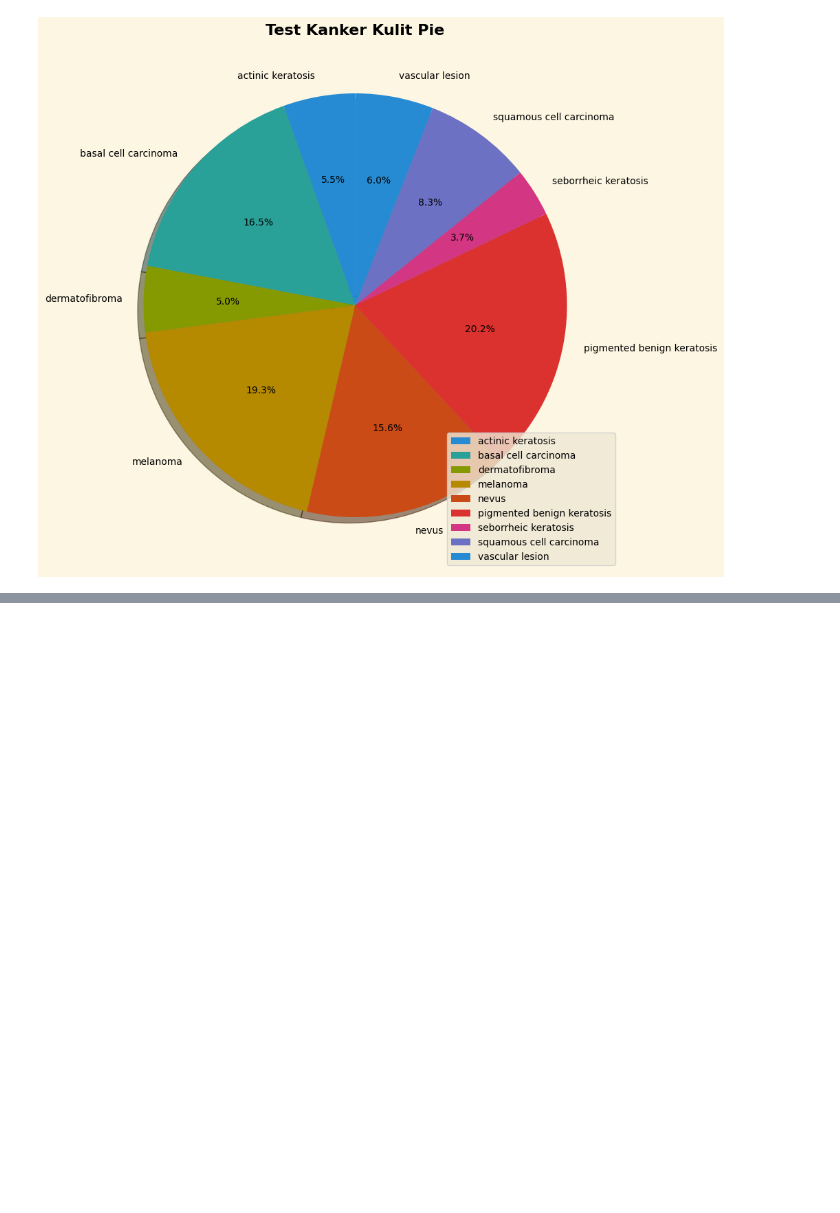
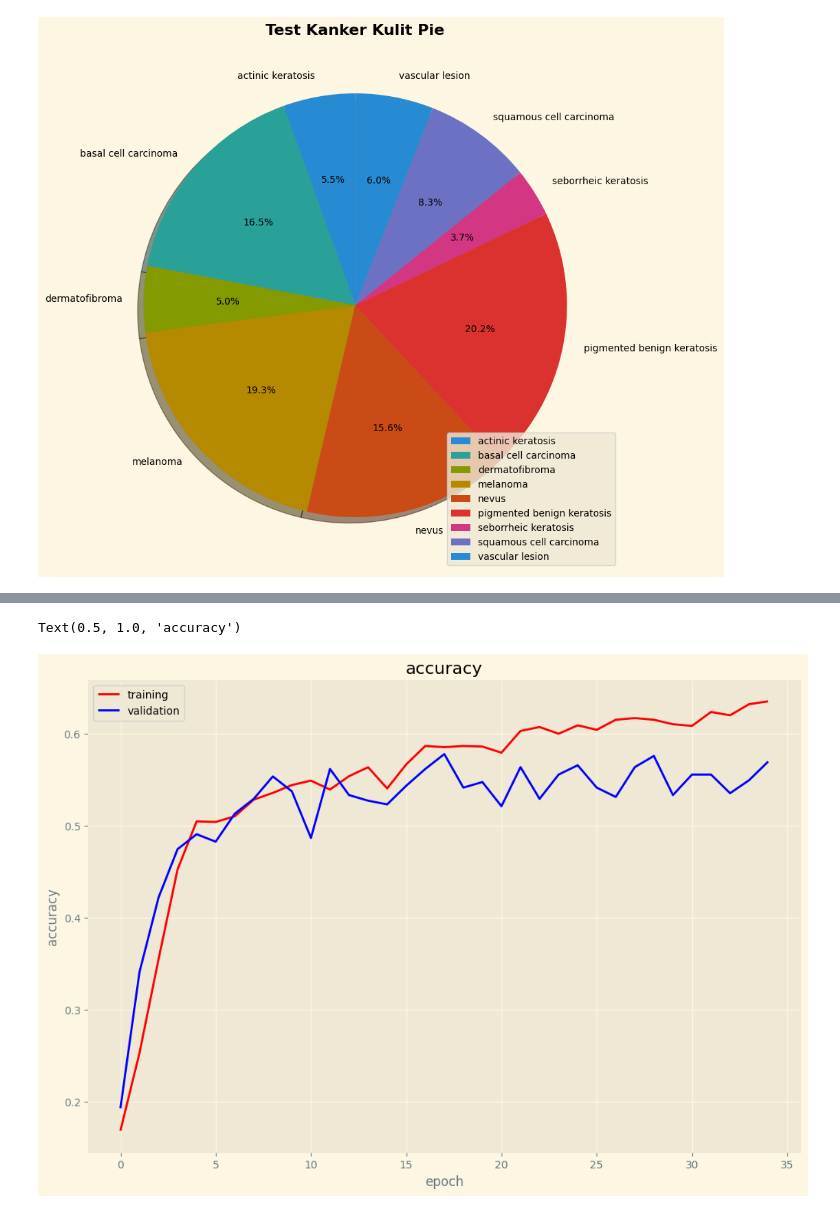
Before and after one commit to cuanpasla/PA_KB, a Jupyter notebook: PA_Kelompok3_KB.ipynb, the cells around one changed output, grey strips where cells are left out. Cells and saved outputs as stored; diff of their text form; code cells hidden in the pictures; blank space fills up the shorter version.

```diff
--- a/PA_Kelompok3_KB.ipynb
+++ b/PA_Kelompok3_KB.ipynb
@@ -587,0 +665,11 @@ plt.imshow(image[x])
+# %%
+plt.figure(1, figsize=(12,8))
+plt.plot(x, accuracy_train, c='r', label='training')
+plt.plot(x, val_accuracy_train, c='b', label='validation')
+plt.legend()
+plt.xlabel('epoch')
+plt.ylabel('accuracy')
+plt.title('accuracy')
+# %% [output]
+Text(0.5, 1.0, 'accuracy')
+[figure, added]
```
Also changed, not shown: parts of 19 cells of this notebook.
